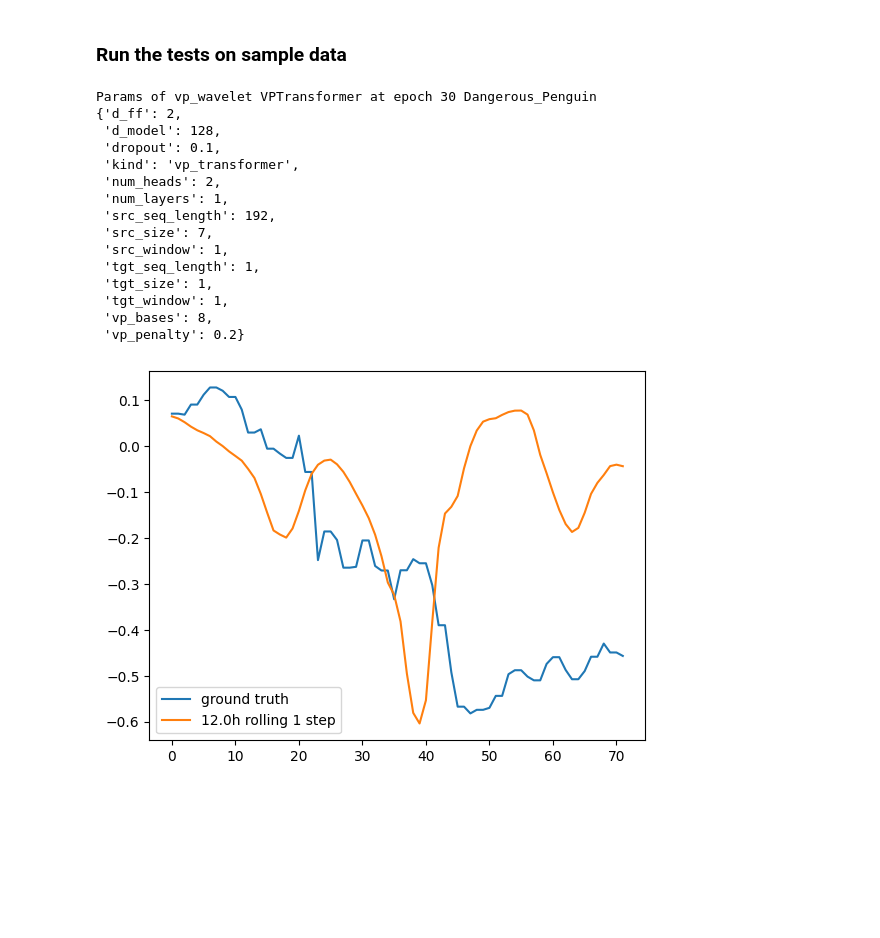
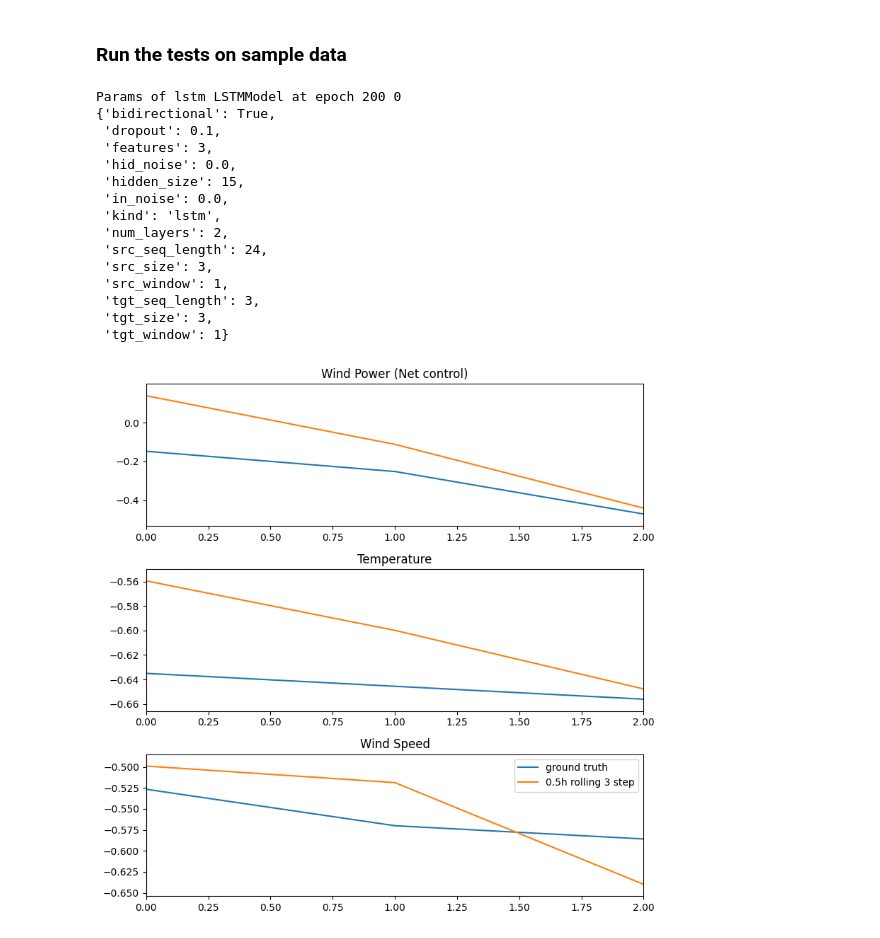
Before and after one commit to aszfaltos/wp_former, a Jupyter notebook: model_eval.ipynb, the cells around one changed output. Drawn from its saved outputs; the diff is of its cells as text; code cells hidden in the pictures; blank space fills up the shorter version.

Commit message:
(feat) lstm training and eval

```diff
--- a/model_eval.ipynb
+++ b/model_eval.ipynb
@@ -20,7 +20,8 @@ from signal_decomposition import eemd, wavelet
 # %%
 load_params = [#{'test': 'regular', 'name': 'Dangerous_Penguin', 'epoch': 30, 'model_type': Transformer},
                #{'test': 'eemd', 'name': 'Annoyed_Turtle', 'epoch': 30, 'model_type': Transformer},
-               {'test': 'vp_wavelet', 'name': 'Dangerous_Penguin', 'epoch': 30, 'model_type': VPTransformer}]
+               #{'test': 'vp_wavelet', 'name': 'Dangerous_Penguin', 'epoch': 30, 'model_type': VPTransformer},
+               {'test': 'lstm', 'name': '0', 'epoch': 200, 'model_type': LSTMModel}]
 
 post_processors = [lambda x : x,
                    #lambda x : x,
@@ -92,8 +95,8 @@ df
 # %% [markdown]
 ### Load sample data
 # %%
-df = data_loader.load_mavir_data('data/mavir_data/mavir.csv')
-df['Power'] = utils.min_max_norm(df['Power'])
+df = data_loader.load_data('data/hourly/regional_aggregated_data.csv')
+df = df.apply(utils.min_max_norm)
 sample = utils.sample(df, 1000, start_idx=10000)
 # %% [markdown]
 ### Create datasets for models
@@ -103,11 +106,11 @@ sample = utils.sample(df, 1000, start_idx=10000)
 
 data = {#'regular': np.array(sample['Power'].to_numpy()[..., np.newaxis], dtype=np.float32),
         #'eemd': np.array(np.concatenate([decomposed.get_imfs().transpose(), decomposed.get_residue()[..., np.newaxis]], dtype=np.float32, axis=1)),
-        'vp_wavelet': sample['Power'].to_numpy(),
+        'lstm': sample[['Wind Power [MW] (Net control)', 'Temperature [°C]', 'Wind Speed [m/s]']].to_numpy(),
         # 'regular': sample['Power'].to_numpy()}
 }
 
-preprocessors = {'vp_wavelet': wavelet.WaveletPreprocessor('db2'), 'regular': None}
+preprocessors = {'vp_wavelet': wavelet.WaveletPreprocessor('db2'), 'regular': None, 'lstm': None}
 
 datasets = {}
 
@@ -139,49 +124,63 @@ asd
 # %% [markdown]
 ### Run the tests on sample data
 # %%
-shift, look_back, pred, rolling = 150, 24, 1, 72
+shift, look_back, pred, rolling = 150, 24, 3, 3
 
 def predict_with_model(prediction_model, dataset, post_processor):
     ones = torch.ones(1, 1, dataset[0][1].shape[-1])
 
     with torch.no_grad():
         gt = []
         p = []
         for shift_offset in range(shift, shift+rolling, pred*dataset.ws_y):
             out = ones
+            in_data = dataset[shift_offset][0].unsqueeze(0)
             for i in range(pred):
-                out = torch.concatenate((ones, prediction_model(dataset[shift_offset][0].unsqueeze(0), out)), dim=1)
+                out = prediction_model(in_data)
+                in_data = torch.concatenate((dataset[shift_offset][0].unsqueeze(0), out.unsqueeze(-2)), dim=1)
 
-            p.append(post_processor(dataset.get_sequence_from_y_windows(out[:, 1:, :].detach())))
-            gt.append(post_processor(dataset.get_sequence_from_y_windows(dataset[shift_offset][1])))
+            p.append(post_processor(dataset.get_sequence_from_y_windows(in_data[:, -pred:, :].detach()).to('cpu')))
+            gt.append(post_processor(dataset.get_sequence_from_y_windows(dataset[shift_offset][1]).to('cpu')))
 
     return gt, p
 
 
 for load_param, model, post in zip(load_params, trained, post_processors):
     print_params(**load_param, params=model['params'])
-    ground_truth, predicted = predict_with_model(model['model'], datasets[load_param['test']], post)
-    predicted = np.array(predicted).reshape(rolling)
-    ground_truth = np.array(ground_truth).reshape(rolling)
+    ground_truth, predicted = predict_with_model(model['model'].to('cuda'), datasets[load_param['test']], post)
+    predicted = np.array(predicted).reshape(rolling, 3)
+    ground_truth = np.array(ground_truth).reshape(rolling, 3)
 
-    plt.plot(ground_truth, label='ground truth')
-    plt.plot(predicted, label=f'{rolling*10/60}h rolling {pred} step')
+    fig, (ax_pow, ax_temp, ax_wind) = plt.subplots(3, 1, figsize=(8, 8), layout='tight')
+
+    ax_pow.plot(ground_truth[:, 0], label='ground truth')
+    ax_pow.plot(predicted[:, 0], label=f'{rolling*10/60}h rolling {pred} step')
+    ax_pow.set_title('Wind Power (Net control)')
+    ax_temp.plot(ground_truth[:, 1], label='ground truth')
+    ax_temp.plot(predicted[:, 1], label=f'{rolling*10/60}h rolling {pred} step')
+    ax_temp.set_title('Temperature')
+    ax_wind.plot(ground_truth[:, 2], label='ground truth')
+    ax_wind.plot(predicted[:, 2], label=f'{rolling*10/60}h rolling {pred} step')
+    ax_wind.set_title('Wind Speed')
+    ax_pow.margins(0, 0.1)
+    ax_temp.margins(0, 0.1)
+    ax_wind.margins(0, 0.1)
     plt.legend()
     plt.show()
 # %% [output]
-Params of vp_wavelet VPTransformer at epoch 30 Dangerous_Penguin
-{'d_ff': 2,
- 'd_model': 128,
+Params of lstm LSTMModel at epoch 200 0
+{'bidirectional': True,
  'dropout': 0.1,
- 'kind': 'vp_transformer',
- 'num_heads': 2,
- 'num_layers': 1,
- 'src_seq_length': 192,
- 'src_size': 7,
+ 'features': 3,
+ 'hid_noise': 0.0,
+ 'hidden_size': 15,
+ 'in_noise': 0.0,
+ 'kind': 'lstm',
+ 'num_layers': 2,
+ 'src_seq_length': 24,
+ 'src_size': 3,
  'src_window': 1,
- 'tgt_seq_length': 1,
- 'tgt_size': 1,
- 'tgt_window': 1,
- 'vp_bases': 8,
- 'vp_penalty': 0.2}
+ 'tgt_seq_length': 3,
+ 'tgt_size': 3,
+ 'tgt_window': 1}
-[figure, old version]
+[figure, new version]
```
Also changed, not shown: parts of 5 cells of this notebook, 11 other files.
